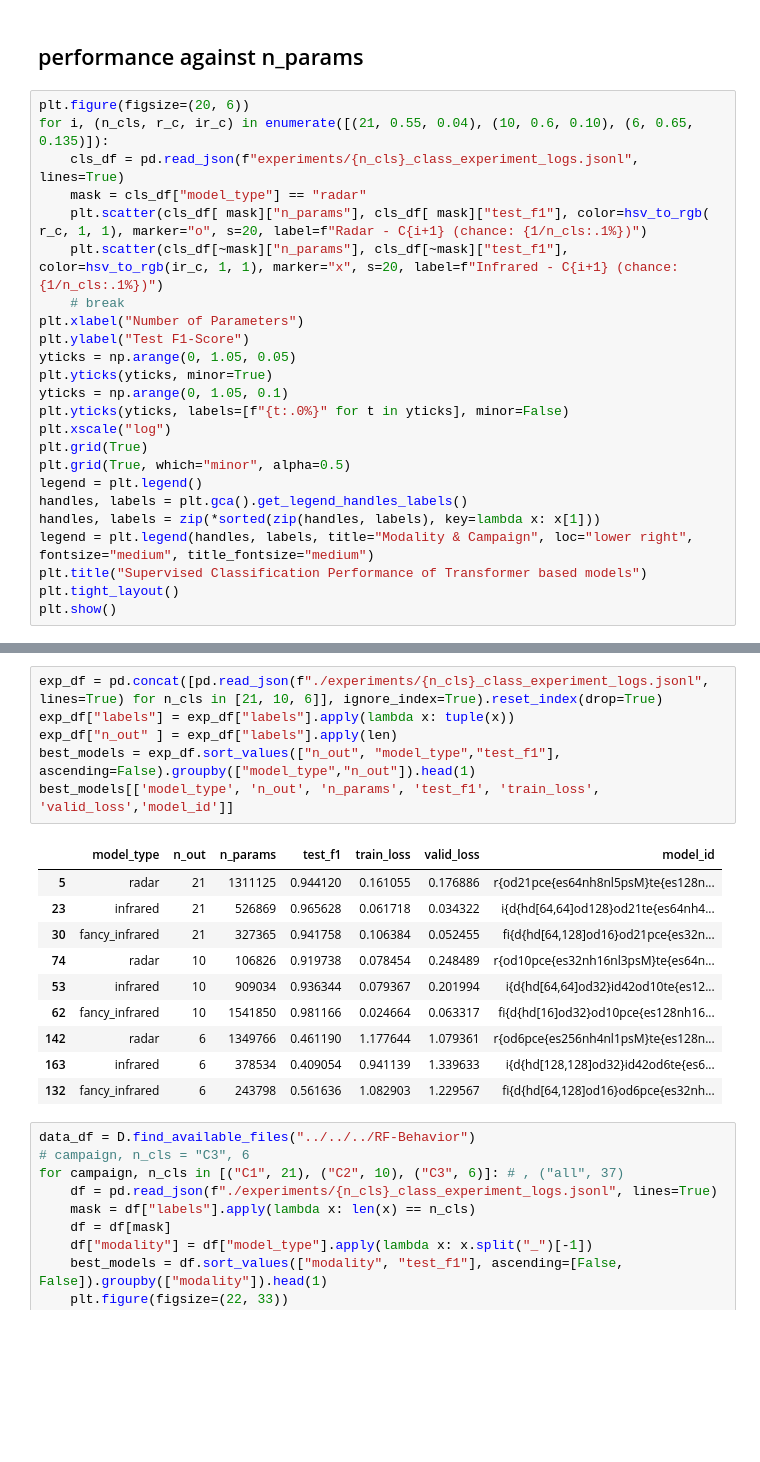
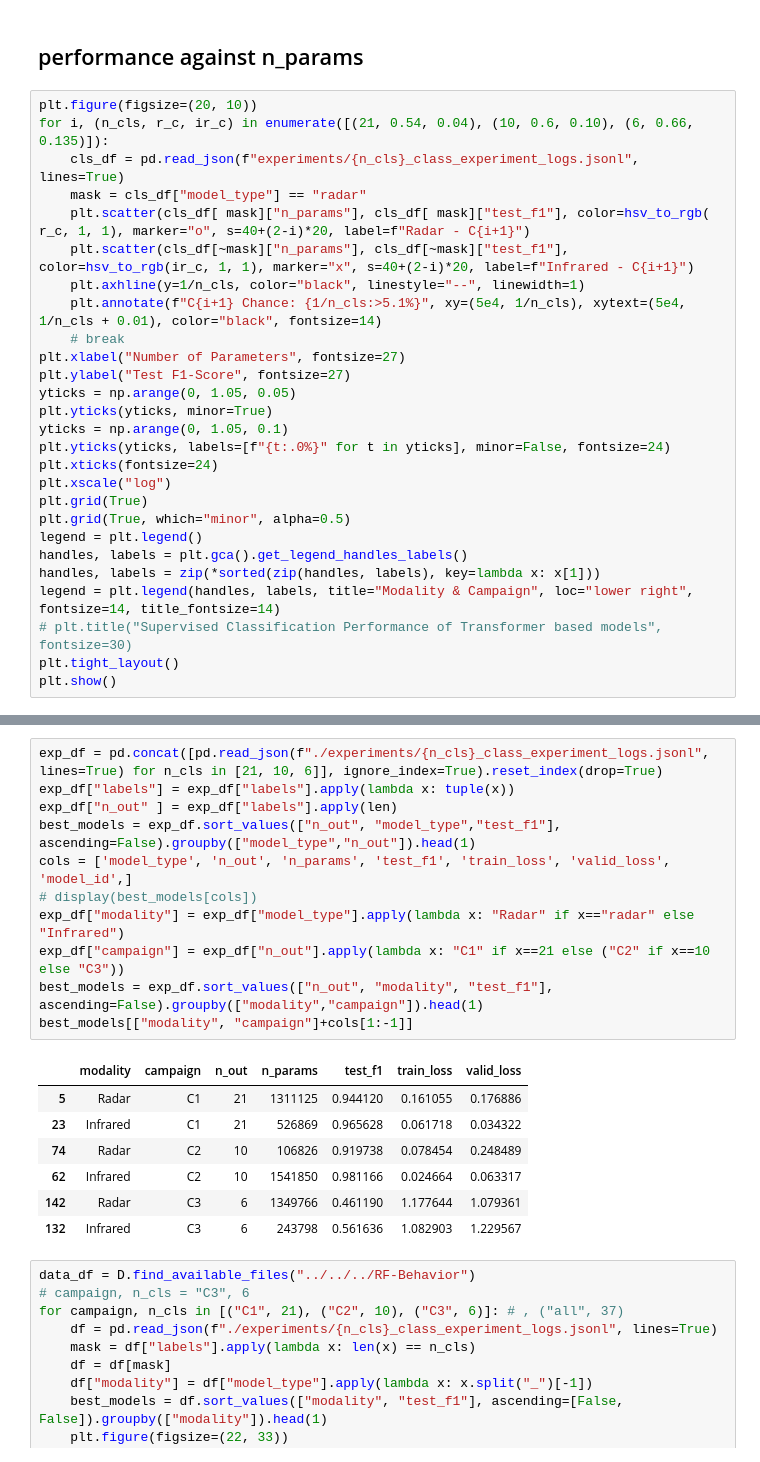
Before and after one commit to anasdev1204/CoDaS-Radar-based-Sentiment-Analysis-and-recognition, a Jupyter notebook: mudassar/result_visualization.ipynb, the cells around one changed output, grey strips where cells are left out. Cells and saved outputs as stored; diff of their text form; blank space fills up the shorter version.

```diff
--- a/mudassar/result_visualization.ipynb
+++ b/mudassar/result_visualization.ipynb
@@ -78,27 +72,30 @@ plt.show()
 # %% [markdown]
 ## performance against n_params
 # %%
-plt.figure(figsize=(20, 6))
-for i, (n_cls, r_c, ir_c) in enumerate([(21, 0.55, 0.04), (10, 0.6, 0.10), (6, 0.65, 0.135)]):
+plt.figure(figsize=(20, 10))
+for i, (n_cls, r_c, ir_c) in enumerate([(21, 0.54, 0.04), (10, 0.6, 0.10), (6, 0.66, 0.135)]):
     cls_df = pd.read_json(f"experiments/{n_cls}_class_experiment_logs.jsonl", lines=True)
     mask = cls_df["model_type"] == "radar"
-    plt.scatter(cls_df[ mask]["n_params"], cls_df[ mask]["test_f1"], color=hsv_to_rgb( r_c, 1, 1), marker="o", s=20, label=f"Radar - C{i+1} (chance: {1/n_cls:.1%})")
-    plt.scatter(cls_df[~mask]["n_params"], cls_df[~mask]["test_f1"], color=hsv_to_rgb(ir_c, 1, 1), marker="x", s=20, label=f"Infrared - C{i+1} (chance: {1/n_cls:.1%})")
+    plt.scatter(cls_df[ mask]["n_params"], cls_df[ mask]["test_f1"], color=hsv_to_rgb( r_c, 1, 1), marker="o", s=40+(2-i)*20, label=f"Radar - C{i+1}")
+    plt.scatter(cls_df[~mask]["n_params"], cls_df[~mask]["test_f1"], color=hsv_to_rgb(ir_c, 1, 1), marker="x", s=40+(2-i)*20, label=f"Infrared - C{i+1}")
+    plt.axhline(y=1/n_cls, color="black", linestyle="--", linewidth=1)
+    plt.annotate(f"C{i+1} Chance: {1/n_cls:>5.1%}", xy=(5e4, 1/n_cls), xytext=(5e4, 1/n_cls + 0.01), color="black", fontsize=14)
     # break
-plt.xlabel("Number of Parameters")
-plt.ylabel("Test F1-Score")
+plt.xlabel("Number of Parameters", fontsize=27)
+plt.ylabel("Test F1-Score", fontsize=27)
 yticks = np.arange(0, 1.05, 0.05)
 plt.yticks(yticks, minor=True)
 yticks = np.arange(0, 1.05, 0.1)
-plt.yticks(yticks, labels=[f"{t:.0%}" for t in yticks], minor=False)
+plt.yticks(yticks, labels=[f"{t:.0%}" for t in yticks], minor=False, fontsize=24)
+plt.xticks(fontsize=24)
 plt.xscale("log")
 plt.grid(True)
 plt.grid(True, which="minor", alpha=0.5)
 legend = plt.legend()
 handles, labels = plt.gca().get_legend_handles_labels()
 handles, labels = zip(*sorted(zip(handles, labels), key=lambda x: x[1]))
-legend = plt.legend(handles, labels, title="Modality & Campaign", loc="lower right", fontsize="medium", title_fontsize="medium")
-plt.title("Supervised Classification Performance of Transformer based models")
+legend = plt.legend(handles, labels, title="Modality & Campaign", loc="lower right", fontsize=14, title_fontsize=14)
+# plt.title("Supervised Classification Performance of Transformer based models", fontsize=30)
 plt.tight_layout()
 plt.show()
 # %% [output]
@@ -106,20 +103,22 @@ plt.show()
 # %%
 exp_df = pd.concat([pd.read_json(f"./experiments/{n_cls}_class_experiment_logs.jsonl", lines=True) for n_cls in [21, 10, 6]], ignore_index=True).reset_index(drop=True)
 exp_df["labels"] = exp_df["labels"].apply(lambda x: tuple(x))
 exp_df["n_out" ] = exp_df["labels"].apply(len)
 best_models = exp_df.sort_values(["n_out", "model_type","test_f1"], ascending=False).groupby(["model_type","n_out"]).head(1)
-best_models[['model_type', 'n_out', 'n_params', 'test_f1', 'train_loss', 'valid_loss','model_id']]
+cols = ['model_type', 'n_out', 'n_params', 'test_f1', 'train_loss', 'valid_loss', 'model_id',]
+# display(best_models[cols])
+exp_df["modality"] = exp_df["model_type"].apply(lambda x: "Radar" if x=="radar" else "Infrared")
+exp_df["campaign"] = exp_df["n_out"].apply(lambda x: "C1" if x==21 else ("C2" if x==10 else "C3"))
+best_models = exp_df.sort_values(["n_out", "modality", "test_f1"], ascending=False).groupby(["modality","campaign"]).head(1)
+best_models[["modality", "campaign"]+cols[1:-1]]
 # %% [output]
-|  | model_type | n_out | n_params | test_f1 | train_loss | valid_loss | model_id |
-| 5 | radar | 21 | 1311125 | 0.944120 | 0.161055 | 0.176886 | r{od21pce{es64nh8nl5psM}te{es128n... |
-| 23 | infrared | 21 | 526869 | 0.965628 | 0.061718 | 0.034322 | i{d{hd[64,64]od128}od21te{es64nh4... |
-| 30 | fancy_infrared | 21 | 327365 | 0.941758 | 0.106384 | 0.052455 | fi{d{hd[64,128]od16}od21pce{es32n... |
-| 74 | radar | 10 | 106826 | 0.919738 | 0.078454 | 0.248489 | r{od10pce{es32nh16nl3psM}te{es64n... |
-| 53 | infrared | 10 | 909034 | 0.936344 | 0.079367 | 0.201994 | i{d{hd[64,64]od32}id42od10te{es12... |
-| 62 | fancy_infrared | 10 | 1541850 | 0.981166 | 0.024664 | 0.063317 | fi{d{hd[16]od32}od10pce{es128nh16... |
-| 142 | radar | 6 | 1349766 | 0.461190 | 1.177644 | 1.079361 | r{od6pce{es256nh4nl1psM}te{es128n... |
-| 163 | infrared | 6 | 378534 | 0.409054 | 0.941139 | 1.339633 | i{d{hd[128,128]od32}id42od6te{es6... |
-| 132 | fancy_infrared | 6 | 243798 | 0.561636 | 1.082903 | 1.229567 | fi{d{hd[64,128]od16}od6pce{es32nh... |
+|  | modality | campaign | n_out | n_params | test_f1 | train_loss | valid_loss |
+| 5 | Radar | C1 | 21 | 1311125 | 0.944120 | 0.161055 | 0.176886 |
+| 23 | Infrared | C1 | 21 | 526869 | 0.965628 | 0.061718 | 0.034322 |
+| 74 | Radar | C2 | 10 | 106826 | 0.919738 | 0.078454 | 0.248489 |
+| 62 | Infrared | C2 | 10 | 1541850 | 0.981166 | 0.024664 | 0.063317 |
+| 142 | Radar | C3 | 6 | 1349766 | 0.461190 | 1.177644 | 1.079361 |
+| 132 | Infrared | C3 | 6 | 243798 | 0.561636 | 1.082903 | 1.229567 |
 # %%
 data_df = D.find_available_files("../../../RF-Behavior")
 # campaign, n_cls = "C3", 6
```
Also changed, not shown: parts of 2 cells of this notebook, 2 other files.
